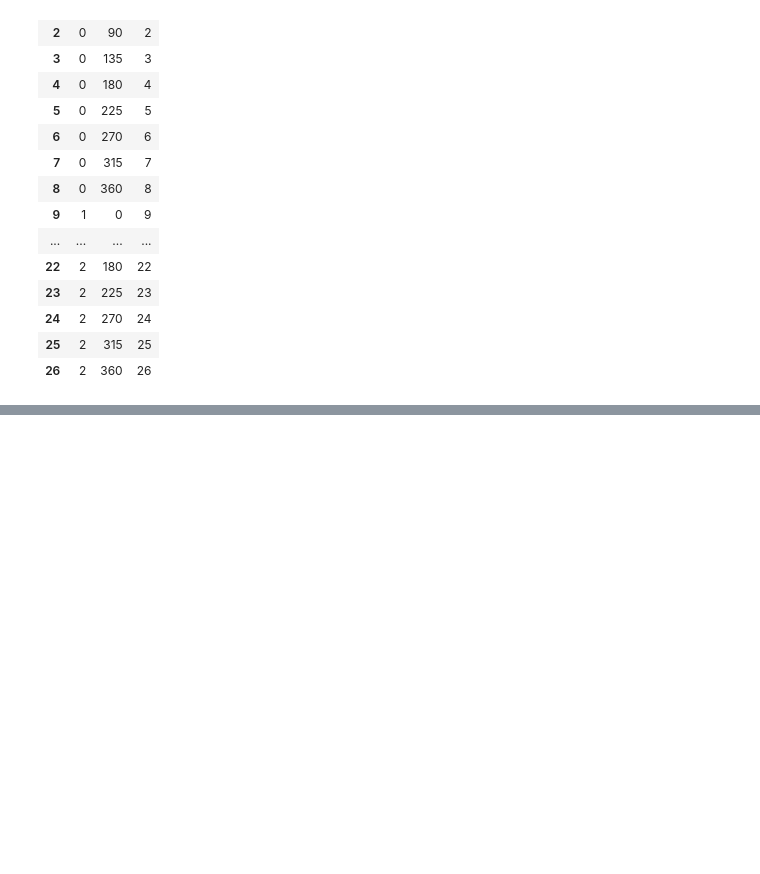
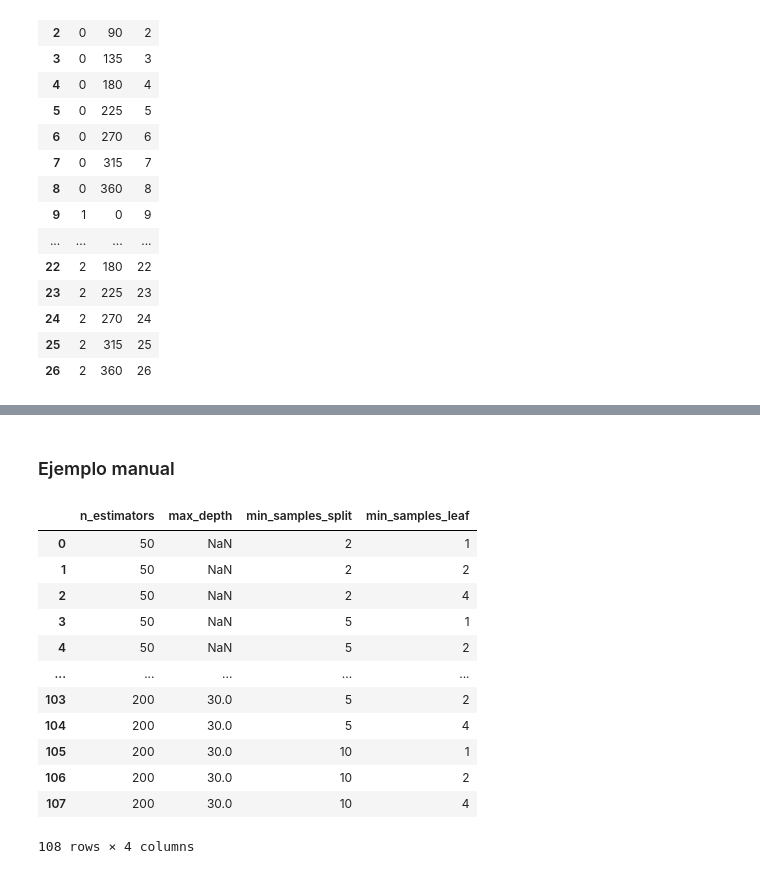
Before and after one commit to albertobenavides/aprendizaje_autom, a Jupyter notebook: caps/8_diseno_experimentos.ipynb, the cells around one changed output, grey strips where cells are left out. Cells and saved outputs as stored; diff of their text form; code cells hidden in the pictures; blank space fills up the shorter version.

```diff
--- a/caps/8_diseno_experimentos.ipynb
+++ b/caps/8_diseno_experimentos.ipynb
@@ -82,0 +159,49 @@ En el ámbito del aprendizaje automático, es común realizar un diseño de expe
+# %% [markdown]
+### Ejemplo manual
+# %%
+param_grid = {
+    'n_estimators': [50, 100, 200],
+    'max_depth': [None, 10, 20, 30],
+    'min_samples_split': [2, 5, 10],
+    'min_samples_leaf': [1, 2, 4]
+}
+
+n1 = []
+n2 = []
+n3 = []
+n4 = []
+tratamientos = []
+m = 0
+for i in param_grid['n_estimators']:
+    for j in param_grid['max_depth']:
+        for k in param_grid['min_samples_split']:
+            for l in param_grid['min_samples_leaf']:
+                n1.append(i)
+                n2.append(j)
+                n3.append(k)
+                n4.append(l)
+                tratamientos.append(m)
+                m += 1
+
+df_de = pd.DataFrame(data = {
+    'n_estimators': n1,
+    'max_depth': n2,
+    'min_samples_split': n3,
+    'min_samples_leaf': n4},
+    index = tratamientos
+)
+df_de
+# %% [output]
+|  | n_estimators | max_depth | min_samples_split | min_samples_leaf |
+| 0 | 50 | NaN | 2 | 1 |
+| 1 | 50 | NaN | 2 | 2 |
+| 2 | 50 | NaN | 2 | 4 |
+| 3 | 50 | NaN | 5 | 1 |
+| 4 | 50 | NaN | 5 | 2 |
+| ... | ... | ... | ... | ... |
+| 103 | 200 | 30.0 | 5 | 2 |
+| 104 | 200 | 30.0 | 5 | 4 |
+| 105 | 200 | 30.0 | 10 | 1 |
+| 106 | 200 | 30.0 | 10 | 2 |
+| 107 | 200 | 30.0 | 10 | 4 |
+108 rows × 4 columns
```
Also changed, not shown: parts of 16 cells of this notebook.
